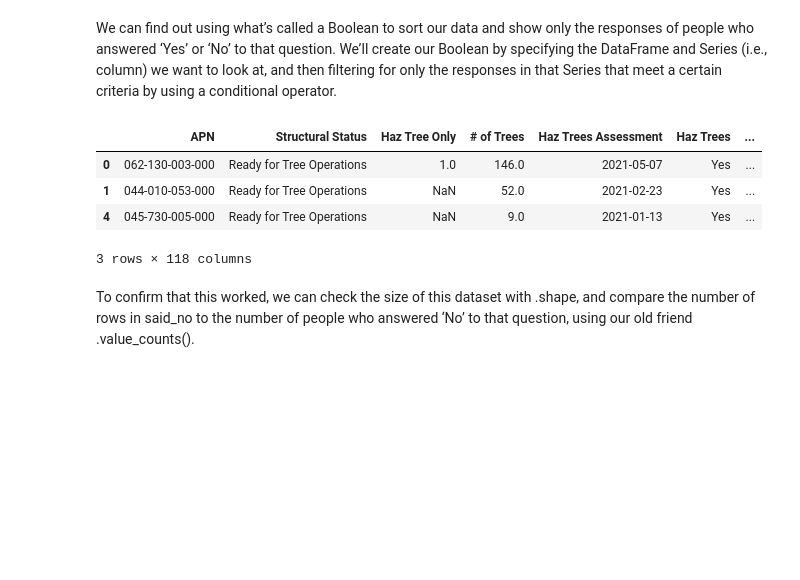
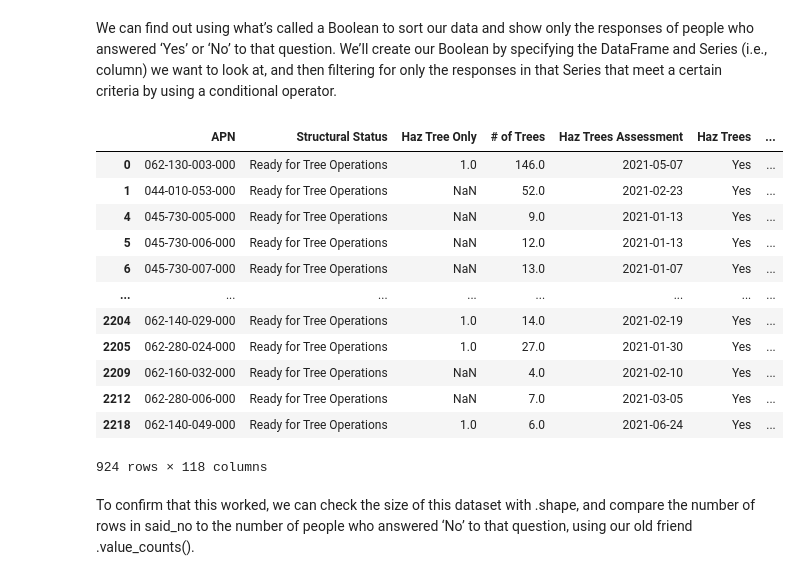
Before and after one commit to Jtrahan88/Online_courses, a Jupyter notebook: Pandas Project Beginner overview.ipynb, the cells around one changed output. Drawn from its saved outputs; the diff is of its cells as text; code cells hidden in the pictures; blank space fills up the shorter version.

```diff
--- a/Pandas Project Beginner overview.ipynb
+++ b/Pandas Project Beginner overview.ipynb
@@ -110,13 +110,21 @@ We can find out using what’s called a Boolean to sort our data and show only t
 We’ll create our Boolean by specifying the DataFrame and Series (i.e., column) we want to look at, and then filtering for only the responses in that Series that meet a certain criteria by using a conditional operator.
 # %%
 said_yes = df[df['Haz Trees'] == 'Yes']
-said_yes.head(3)
+said_yes
 # %% [output]
 |  | APN | Structural Status | Haz Tree Only | # of Trees | Haz Trees Assessment | Haz Trees | ... |
 | 0 | 062-130-003-000 | Ready for Tree Operations | 1.0 | 146.0 | 2021-05-07 | Yes | ... |
 | 1 | 044-010-053-000 | Ready for Tree Operations | NaN | 52.0 | 2021-02-23 | Yes | ... |
 | 4 | 045-730-005-000 | Ready for Tree Operations | NaN | 9.0 | 2021-01-13 | Yes | ... |
+| 5 | 045-730-006-000 | Ready for Tree Operations | NaN | 12.0 | 2021-01-13 | Yes | ... |
+| 6 | 045-730-007-000 | Ready for Tree Operations | NaN | 13.0 | 2021-01-07 | Yes | ... |
+| ... | ... | ... | ... | ... | ... | ... | ... |
+| 2204 | 062-140-029-000 | Ready for Tree Operations | 1.0 | 14.0 | 2021-02-19 | Yes | ... |
+| 2205 | 062-280-024-000 | Ready for Tree Operations | 1.0 | 27.0 | 2021-01-30 | Yes | ... |
+| 2209 | 062-160-032-000 | Ready for Tree Operations | NaN | 4.0 | 2021-02-10 | Yes | ... |
+| 2212 | 062-280-006-000 | Ready for Tree Operations | NaN | 7.0 | 2021-03-05 | Yes | ... |
+| 2218 | 062-140-049-000 | Ready for Tree Operations | 1.0 | 6.0 | 2021-06-24 | Yes | ... |
-3 rows × 118 columns
+924 rows × 118 columns
 # %% [markdown]
 To confirm that this worked, we can check the size of this dataset with .shape, and compare the number of rows in said_no to the number of people who answered ‘No’ to that question, using our old friend .value_counts().
 # %%
```
Also changed, not shown: parts of 15 cells of this notebook.
